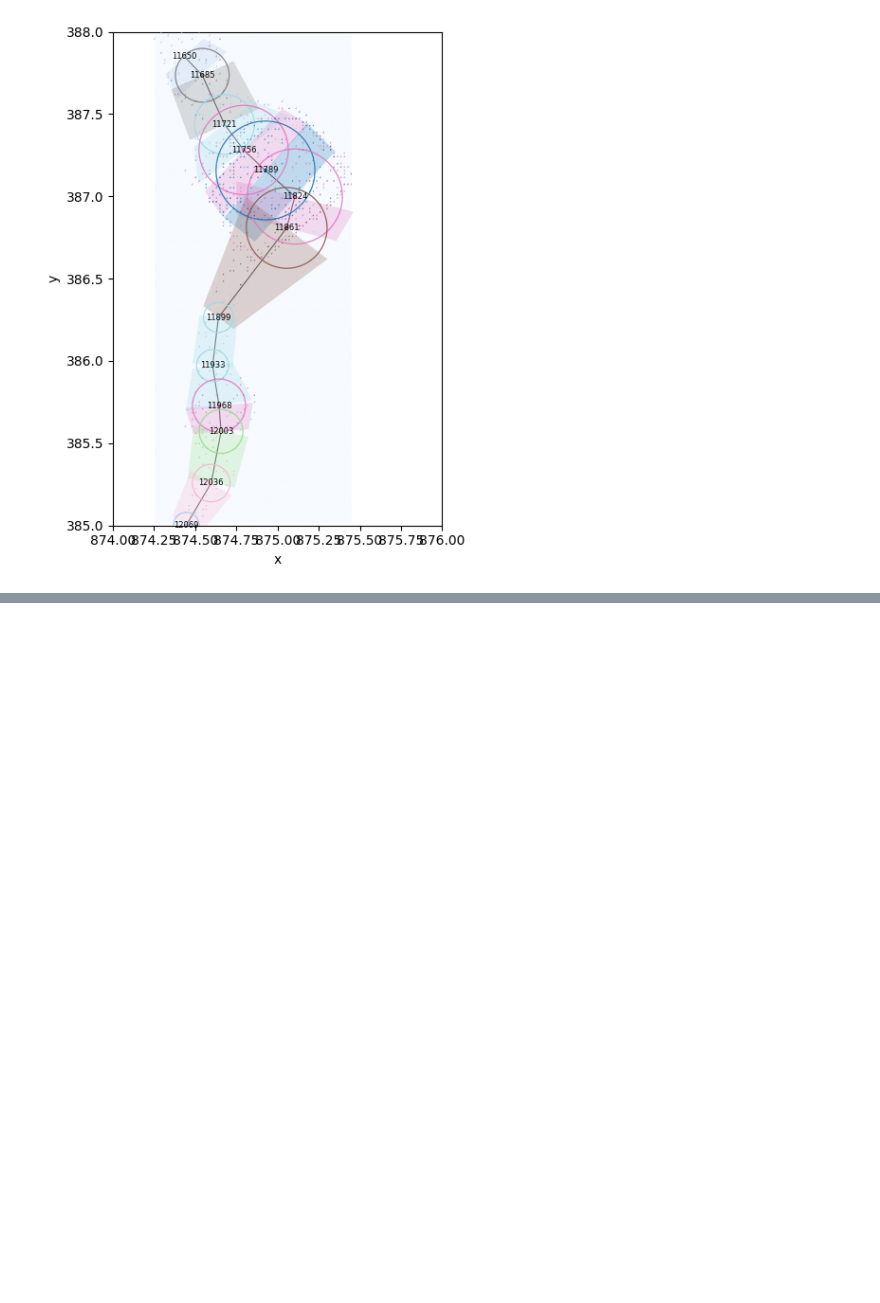
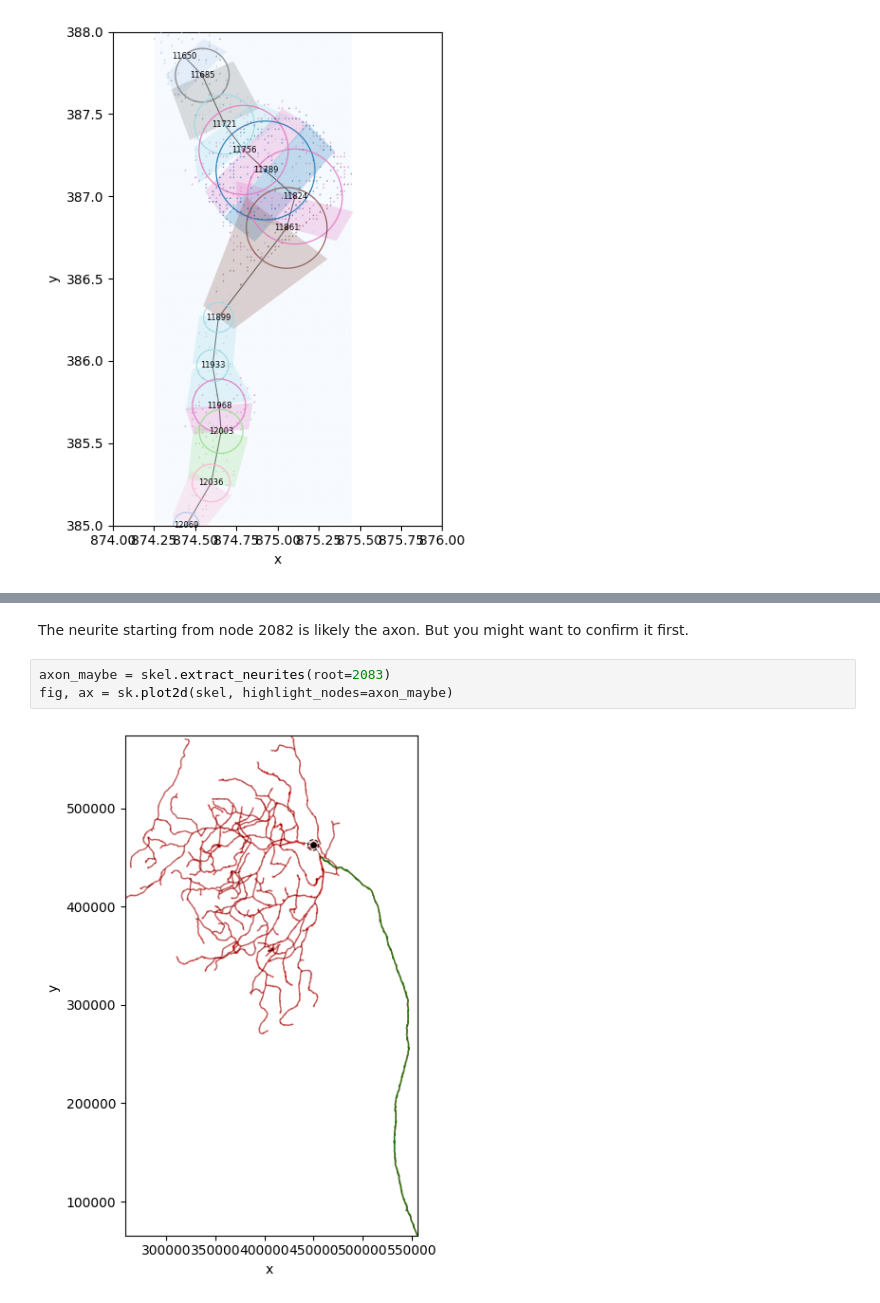
Before and after one commit to berenslab/skeliner, a Jupyter notebook: notebooks/example.post.ipynb, the cells around one changed output, grey strips where cells are left out. Saved outputs shown, nothing was run; the diff lists cells and outputs as text; blank space fills up the shorter version.

```diff
--- a/notebooks/example.post.ipynb
+++ b/notebooks/example.post.ipynb
@@ -196,0 +226,7 @@ sk.plot.details(
+# %% [markdown]
+The neurite starting from node 2082 is likely the axon. But you might want to confirm it first.
+# %%
+axon_maybe = skel.extract_neurites(root=2083)
+fig, ax = sk.plot2d(skel, highlight_nodes=axon_maybe)
+# %% [output]
+[figure, added]
```
Also changed, not shown: parts of 20 cells of this notebook, 3 other files.
